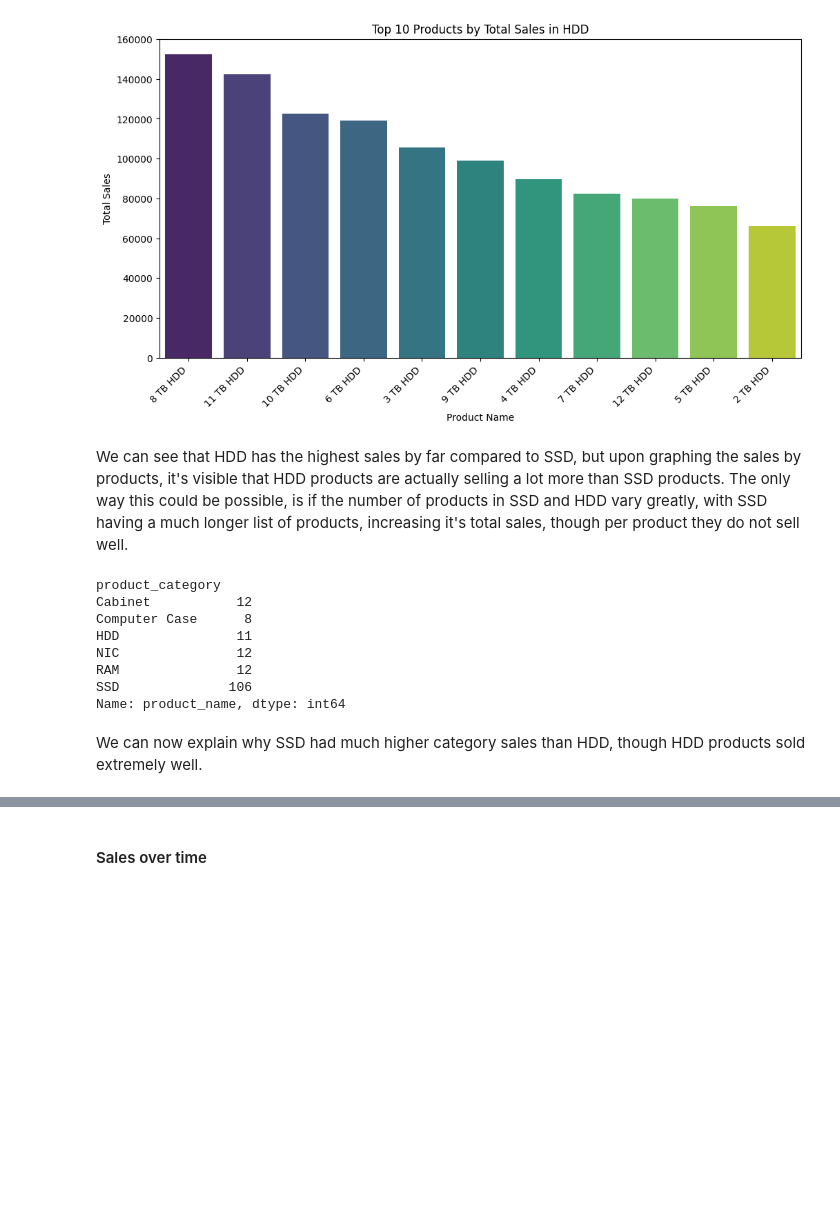
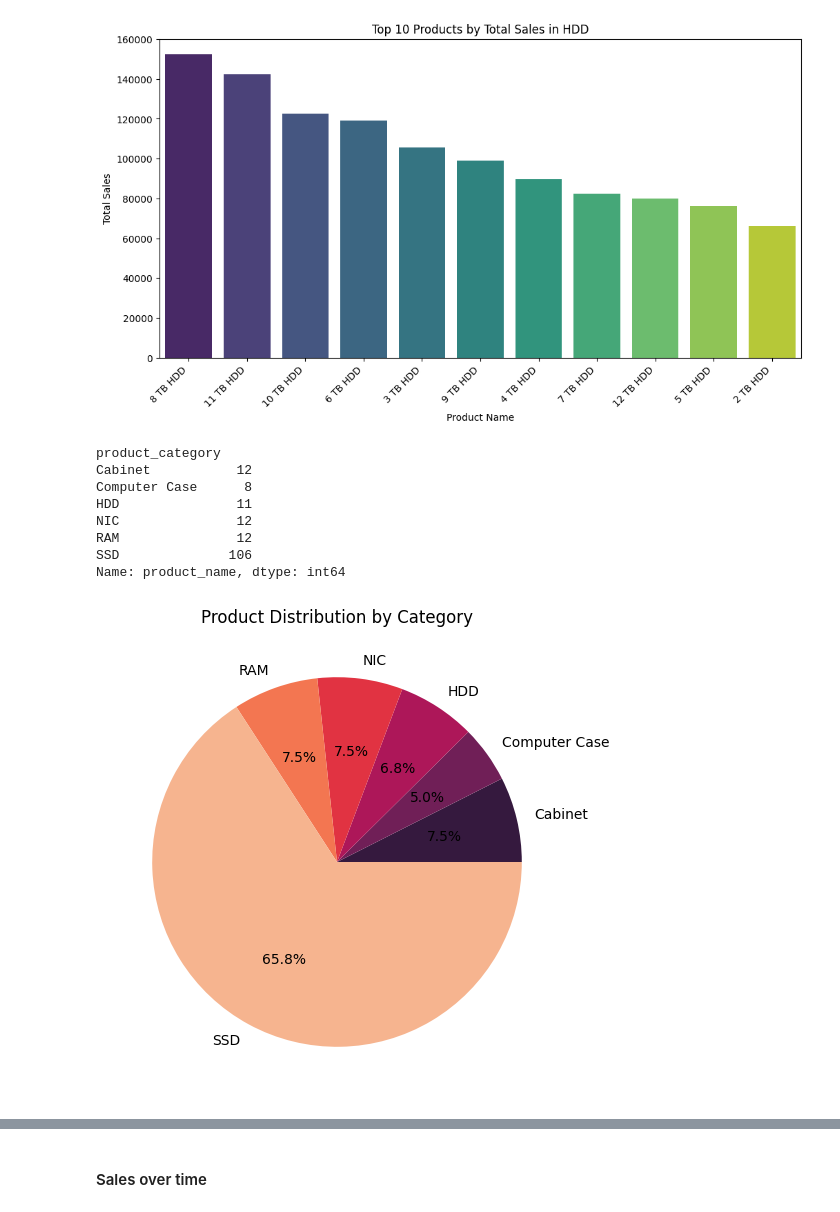
Before and after one commit to EGichuhi/Eunice-portfolio, a Jupyter notebook: ecomm_summary.ipynb, the cells around one changed output, grey strips where cells are left out. Drawn from its saved outputs; the diff is of its cells as text; code cells hidden in the pictures; blank space fills up the shorter version.

```diff
--- a/ecomm_summary.ipynb
+++ b/ecomm_summary.ipynb
@@ -168,19 +174,21 @@ plt.xticks(rotation=45, ha='right')
 plt.show()
 # %% [output]
 [figure]
-# %% [markdown]
-We can see that HDD has the highest sales by far compared to SSD, but upon graphing the sales by products, it's visible that HDD products are actually selling a lot more than SSD products. The only way this could be possible, is if the number of products in SSD and HDD vary greatly, with SSD having a much longer list of products, increasing it's total sales, though per product they do not sell well.
-# %%
-product_count_by_category = df.groupby('product_category')['product_name'].nunique()
-print(product_count_by_category)
-# %% [output]
-product_category
-Cabinet           12
-Computer Case      8
-HDD               11
-NIC               12
-RAM               12
-SSD              106
-Name: product_name, dtype: int64
-# %% [markdown]
-We can now explain why SSD had much higher category sales than HDD, though HDD products sold extremely well.
+# %%
+product_count_by_category = df.groupby('product_category')['product_name'].nunique()
+print(product_count_by_category)
+
+plt.figure(figsize=(10,6))
+plt.pie(product_count_by_category, labels=product_count_by_category.index.astype(str), autopct='%1.1f%%', colors=sns.color_palette('rocket', len(product_count_by_category)))
+plt.title('Product Distribution by Category')
+plt.show()
+# %% [output]
+product_category
+Cabinet           12
+Computer Case      8
+HDD               11
+NIC               12
+RAM               12
+SSD              106
+Name: product_name, dtype: int64
+[figure, added]
```
Also changed, not shown: parts of 38 cells of this notebook.
